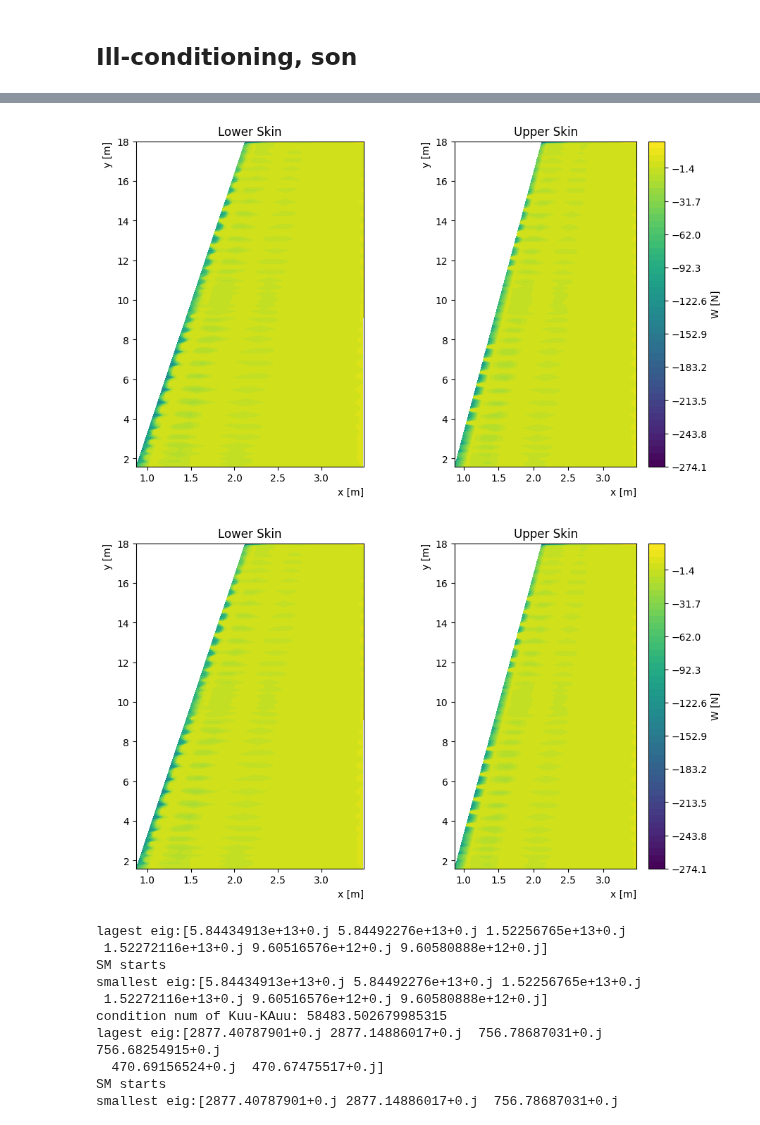
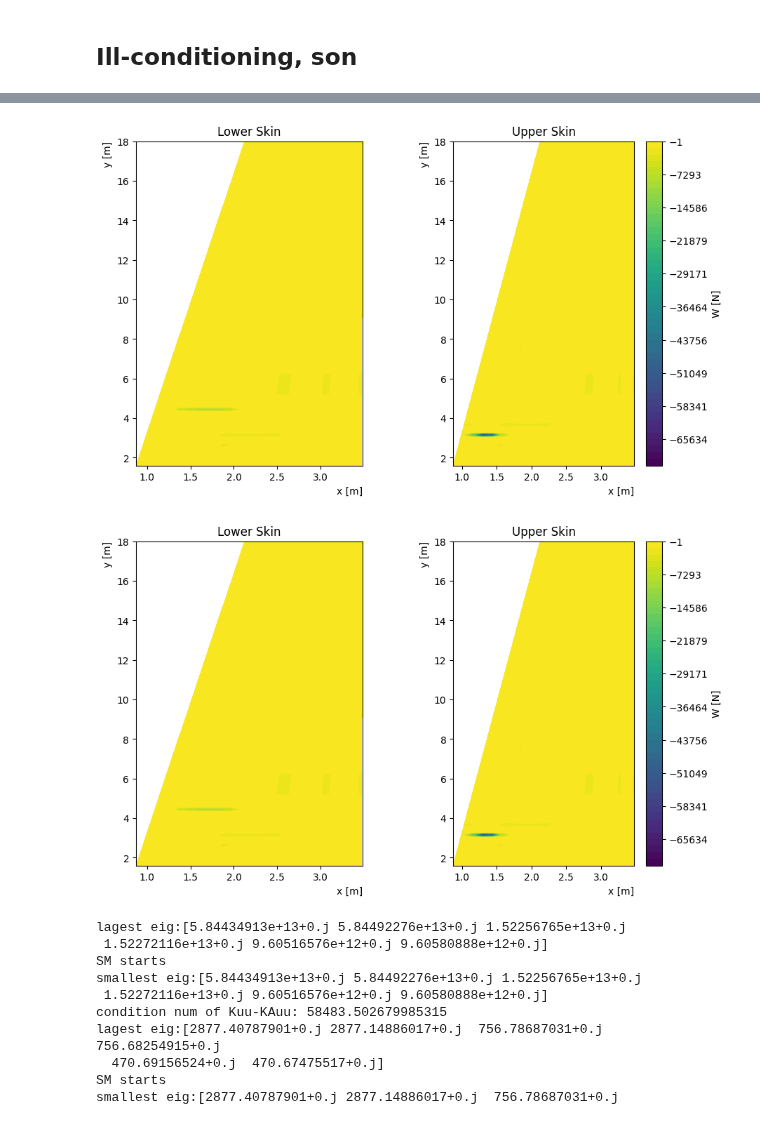
Before and after one commit to MarriccZwei/TWP, a Jupyter notebook: C3/blockstests.ipynb, the cells around one changed output, grey strips where cells are left out. Drawn from its saved outputs; the diff is of its cells as text; code cells hidden in the pictures.

```diff
--- a/C3/blockstests.ipynb
+++ b/C3/blockstests.ipynb
@@ -48,8 +48,8 @@ print(logdet)
 # %%
-bl.plot_block(sol["Fext"][0::pf3.DOF], "W", meshOut, cst.CONSTS, "N")
+bl.plot_block(sol["weight"][2::pf3.DOF], "W", meshOut, cst.CONSTS, "N")
 # %% [output]
-[figure, old version]
+[figure, new version]
-[figure, old version]
+[figure, new version]
 # %%
 '''CONDITION NUMBER CHECK'''
 def condition_check(A):
```
Also changed, not shown: parts of 1 cell of this notebook.
